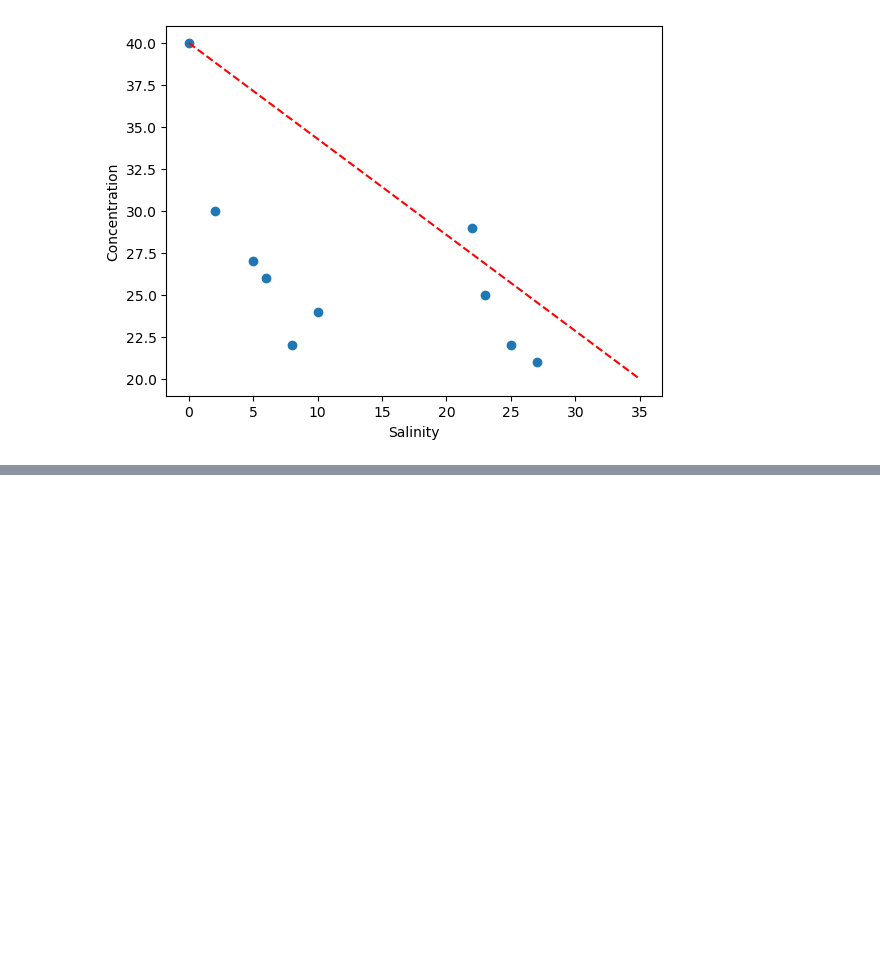
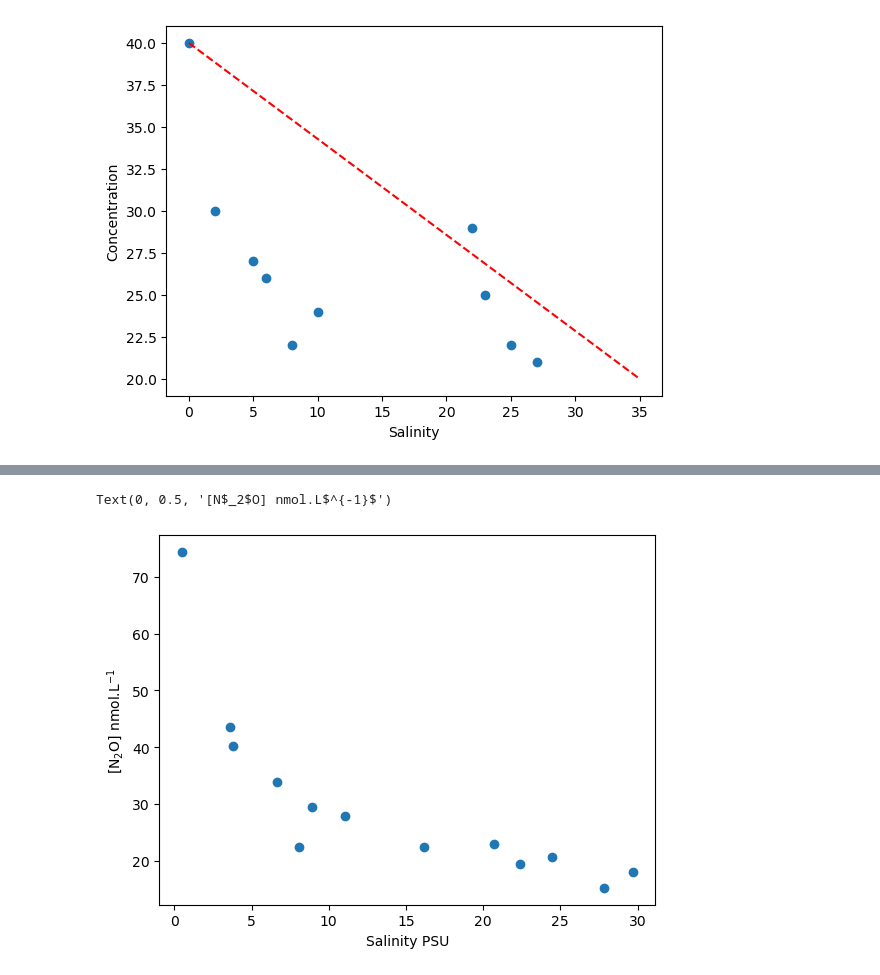
Before and after one commit to jgovoort/PlanktonOfSchelde, a Jupyter notebook: notebooks/SSM.ipynb, the cells around one changed output, grey strips where cells are left out. Cells and saved outputs as stored; diff of their text form; code cells hidden in the pictures; blank space fills up the shorter version.

```diff
--- a/notebooks/SSM.ipynb
+++ b/notebooks/SSM.ipynb
@@ -19,0 +123,4 @@ plt.show()
+# %%
+root = 'D:/GitHub/PlanktonOfSchelde/'
+# %%
+df = pd.read_csv(root+'data/GC-DATA.csv', delimiter=';', decimal=',')
@@ -19,0 +147,9 @@ plt.show()
+# %%
+Tmeas = df['Tmean (°C)']
+Smeas = df['Salinity PSU']
+Nmeas = df['N2O (nM)']
+Nhmeas = df['NH4 (µmol/L)']
+NOmeas = df['NOx (µmol/L)']
+NmeasNan = np.where(Nmeas == -999, np.nan, Nmeas)
+NhmeasNan = np.where(Nhmeas == -999, np.nan, Nhmeas)
+NOmeasNan = np.where(NOmeas == -999, np.nan, NOmeas)
@@ -19,0 +175,7 @@ plt.show()
+# %%
+plt.scatter(Smeas, NmeasNan)
+plt.xlabel('Salinity PSU')
+plt.ylabel('[N$_2$O] nmol.L$^{-1}$')
+# %% [output]
+Text(0, 0.5, '[N$_2$O] nmol.L$^{-1}$')
+[figure, added]
```
Also changed, not shown: parts of 18 cells of this notebook, 4 other files.
